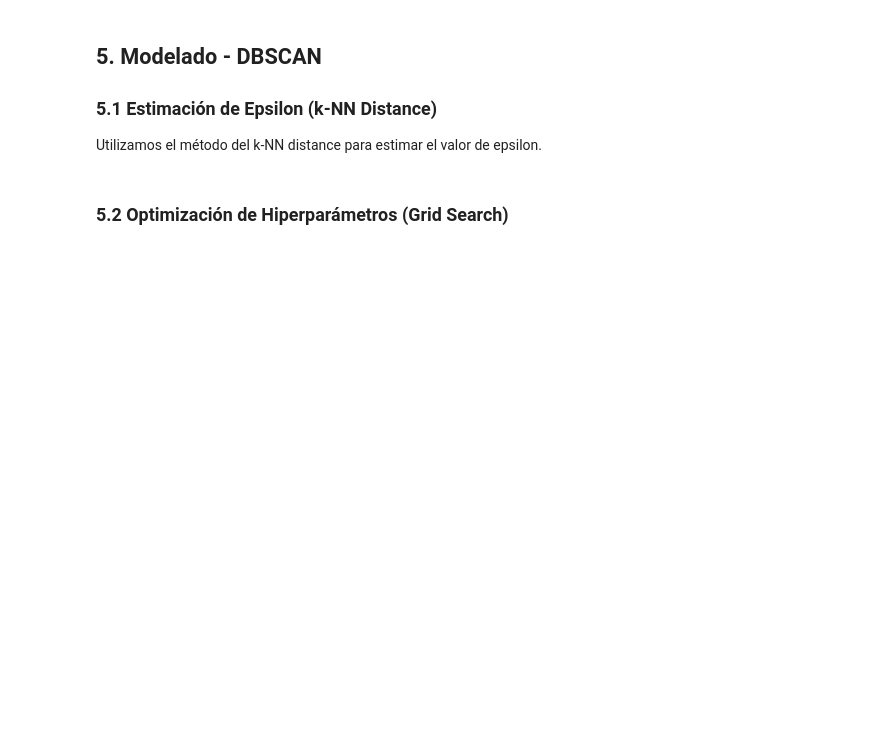
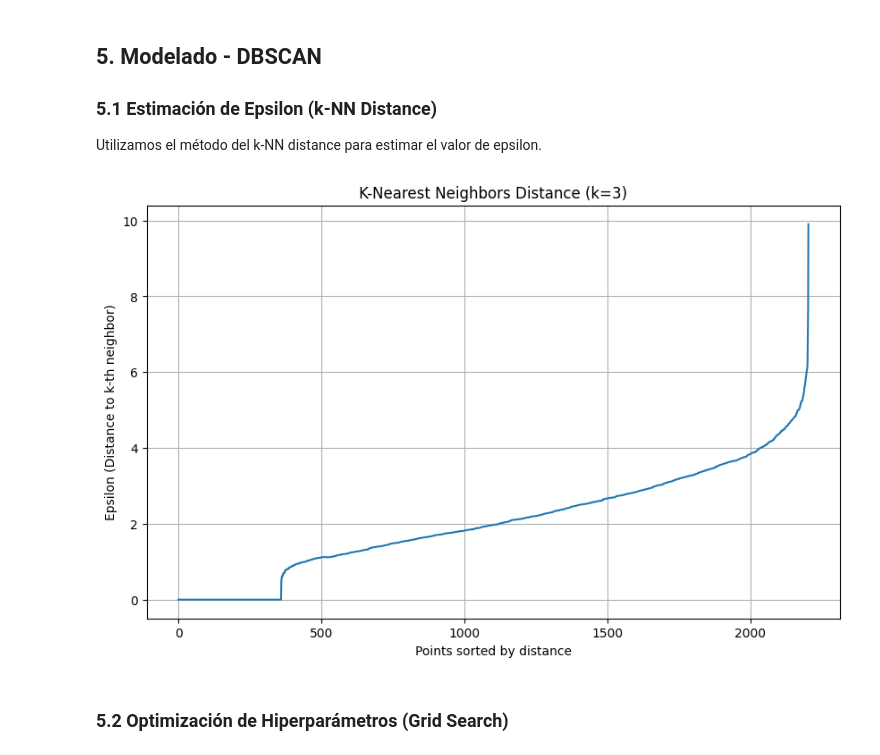
Before and after one commit to Laughcheeta1/Trabajo1_CompuCientifica, a Jupyter notebook: notebooks/entrega1_final.ipynb, the cells around one changed output. Drawn from its saved outputs; the diff is of its cells as text; code cells hidden in the pictures; blank space fills up the shorter version.

Commit message:
Add graphs to excecution

```diff
--- a/notebooks/entrega1_final.ipynb
+++ b/notebooks/entrega1_final.ipynb
@@ -195,8 +282,10 @@ Utilizamos el método del k-NN distance para estimar el valor de epsilon.
 # %%
 from sklearn.cluster import DBSCAN
 from utils.entrega1.modeling import plot_knn_distance, optimize_dbscan_grid
 
-plot_knn_distance(df_scaled, k=5)
+plot_knn_distance(df_scaled, k=3)
+# %% [output]
+[figure, added]
 # %% [markdown]
 ### 5.2 Optimización de Hiperparámetros (Grid Search)
 # %%
```
Also changed, not shown: parts of 19 cells of this notebook, 1 other file.
